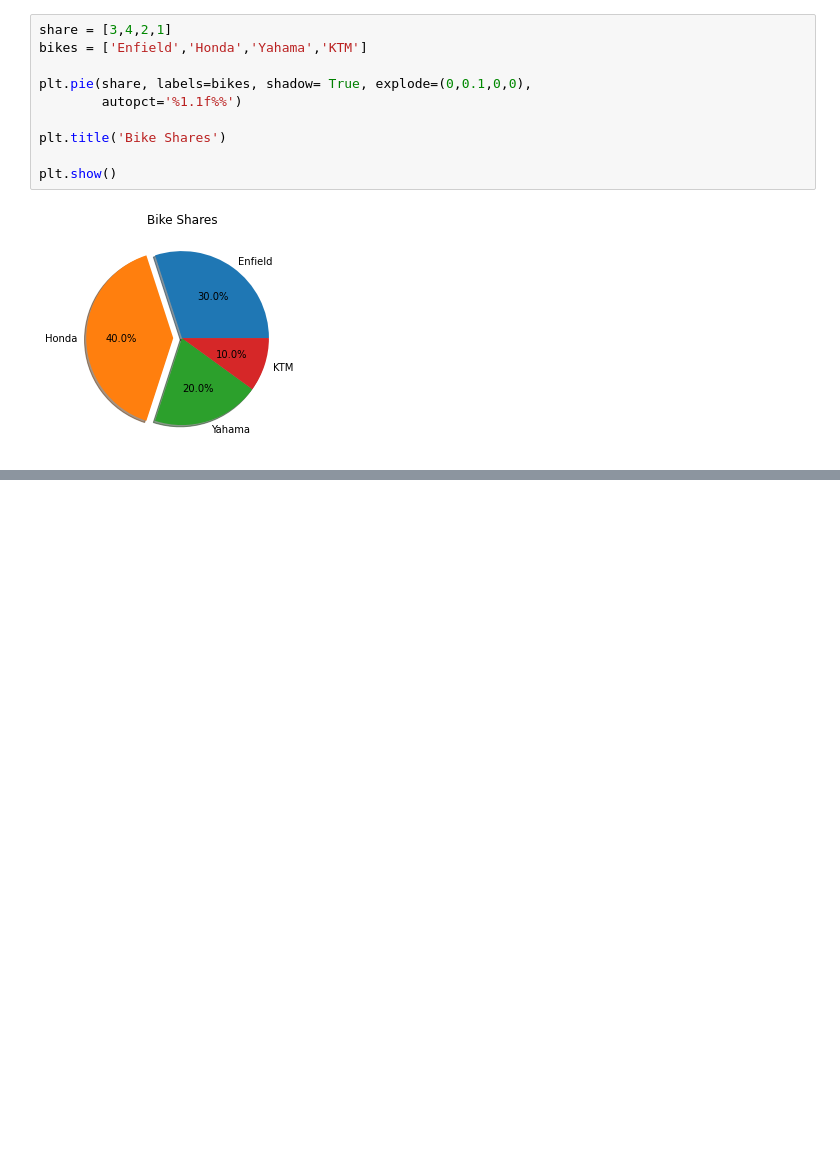
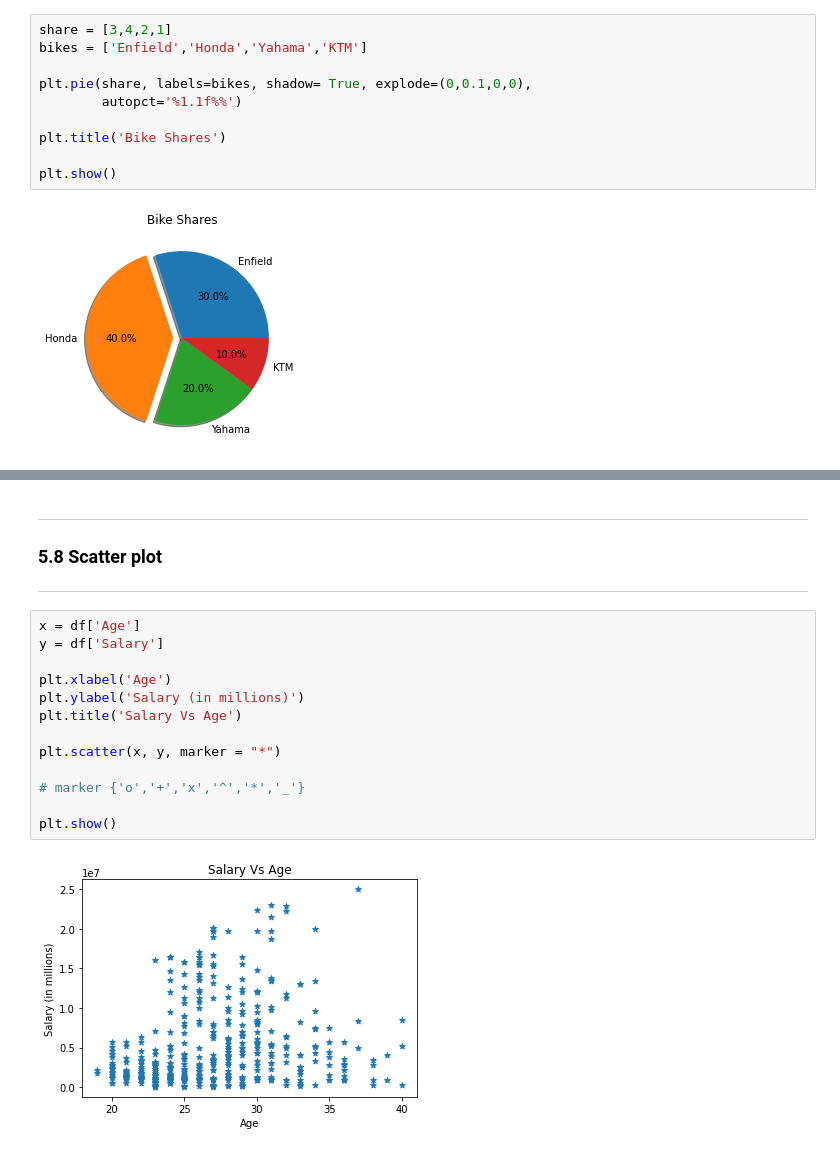
Before and after one commit to psrana/Data-Visualization-using-Matplotlib, a Jupyter notebook: Data_Visualization_using_Matplotlib.ipynb, the cells around one changed output, grey strips where cells are left out. Drawn from its saved outputs; the diff is of its cells as text; blank space fills up the shorter version.

```diff
--- a/Data_Visualization_using_Matplotlib.ipynb
+++ b/Data_Visualization_using_Matplotlib.ipynb
@@ -1632,0 +444,19 @@ Open result.txt to view the content
+# %% [markdown]
+---
+### **5.8 Scatter plot**
+---
+# %%
+x = df['Age']
+y = df['Salary']
+
+plt.xlabel('Age')
+plt.ylabel('Salary (in millions)')
+plt.title('Salary Vs Age')
+
+plt.scatter(x, y, marker = "*")
+
+# marker {'o','+','x','^','*','_'}
+
+plt.show()
+# %% [output]
+[figure, added]
```
Also changed, not shown: parts of 189 cells of this notebook.
